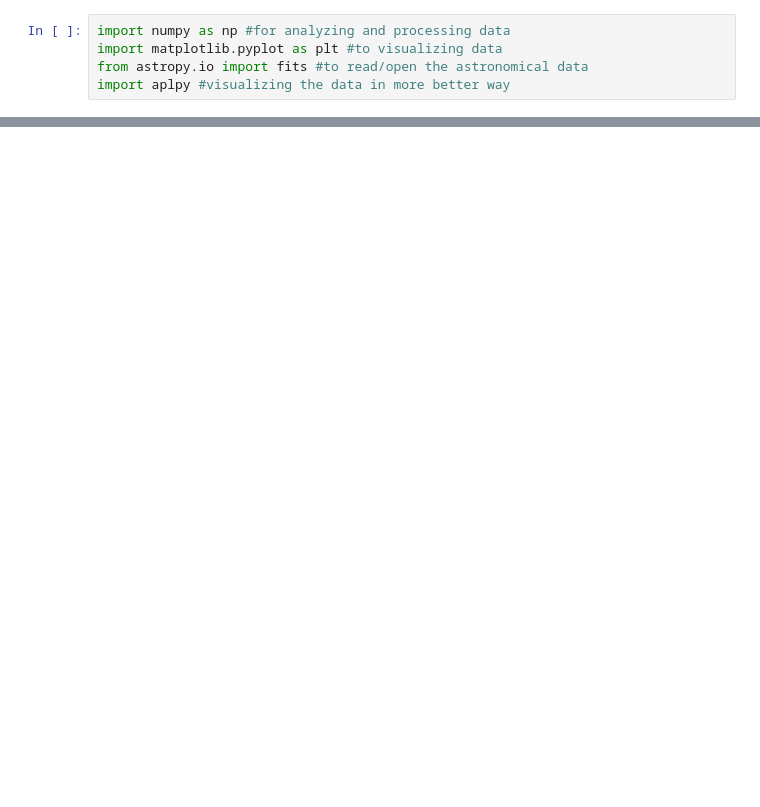
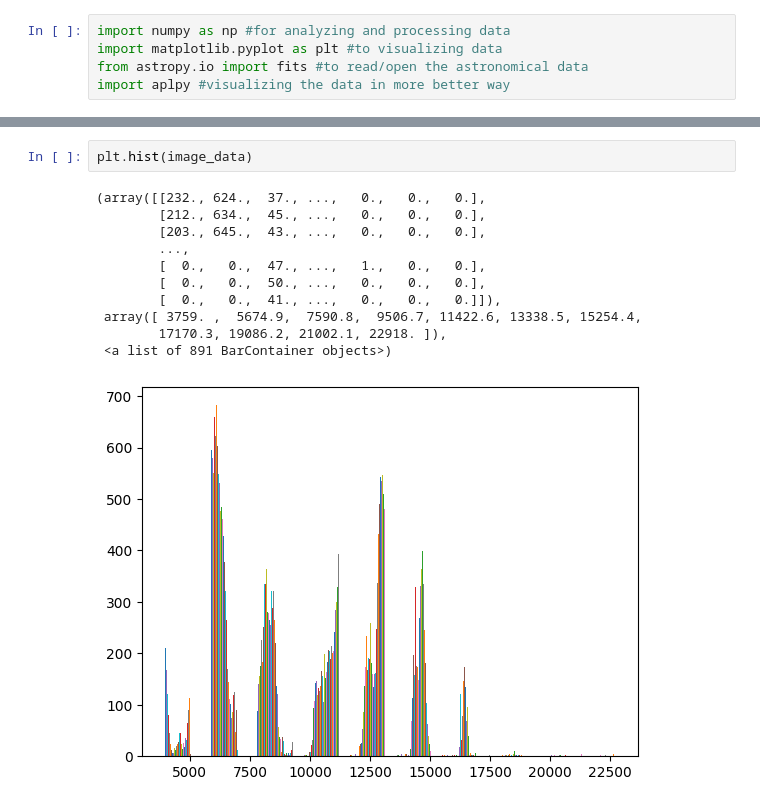
Before and after one commit to Dilaa13/astro-code, a Jupyter notebook: astro_code001.ipynb, the cells around one changed output, grey strips where cells are left out. Saved outputs shown, nothing was run; the diff lists cells and outputs as text; blank space fills up the shorter version.

```diff
--- a/astro_code001.ipynb
+++ b/astro_code001.ipynb
@@ -23,0 +73,14 @@ d:\projects github\astro-code
+# %%
+plt.hist(image_data)
+# %% [output]
+(array([[232., 624.,  37., ...,   0.,   0.,   0.],
+        [212., 634.,  45., ...,   0.,   0.,   0.],
+        [203., 645.,  43., ...,   0.,   0.,   0.],
+        ...,
+        [  0.,   0.,  47., ...,   1.,   0.,   0.],
+        [  0.,   0.,  50., ...,   0.,   0.,   0.],
+        [  0.,   0.,  41., ...,   0.,   0.,   0.]]),
+ array([ 3759. ,  5674.9,  7590.8,  9506.7, 11422.6, 13338.5, 15254.4,
+        17170.3, 19086.2, 21002.1, 22918. ]),
+ <a list of 891 BarContainer objects>)
+[figure, added]
```
Also changed, not shown: parts of 18 cells of this notebook, 3 other files.
